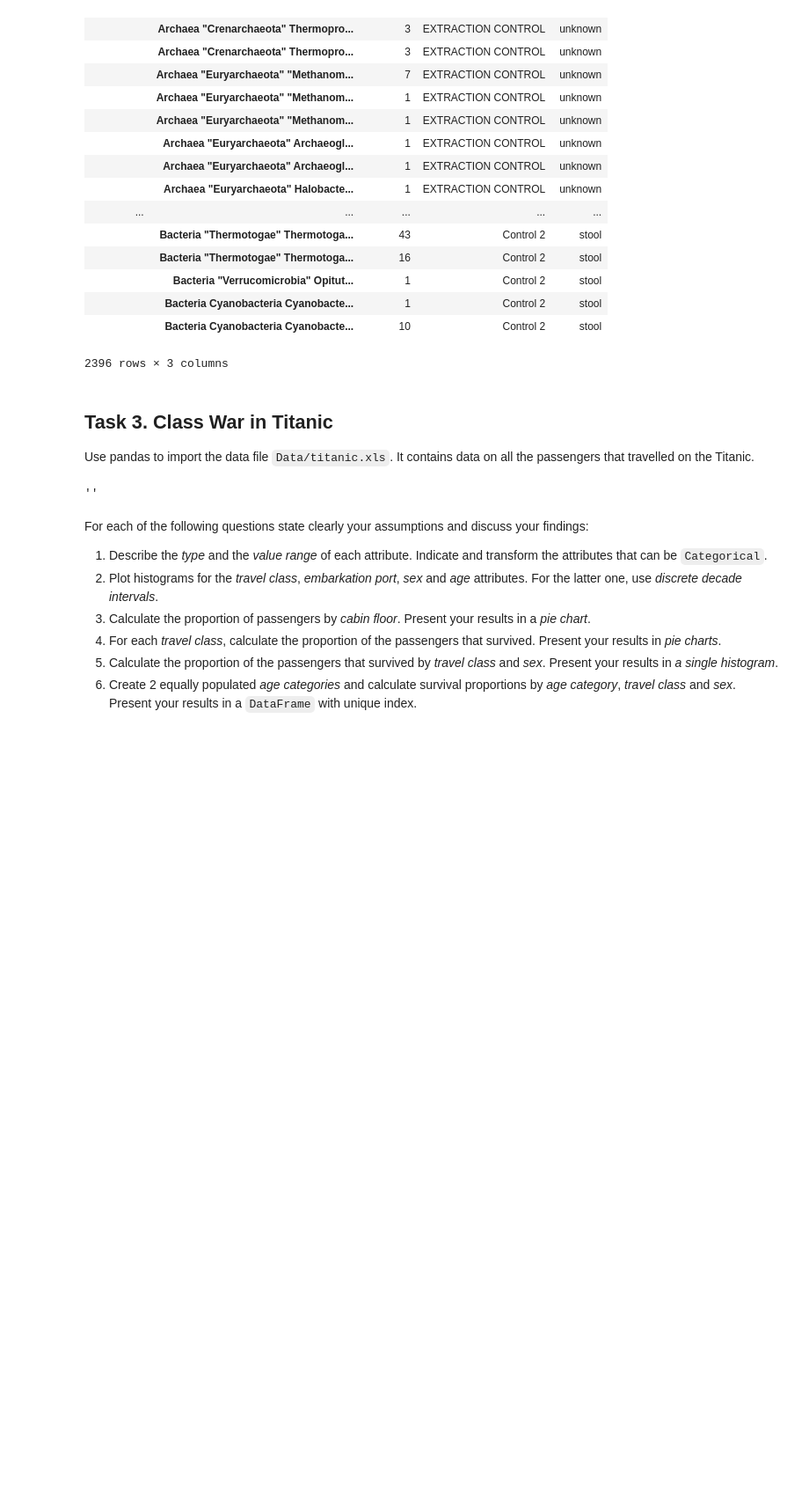
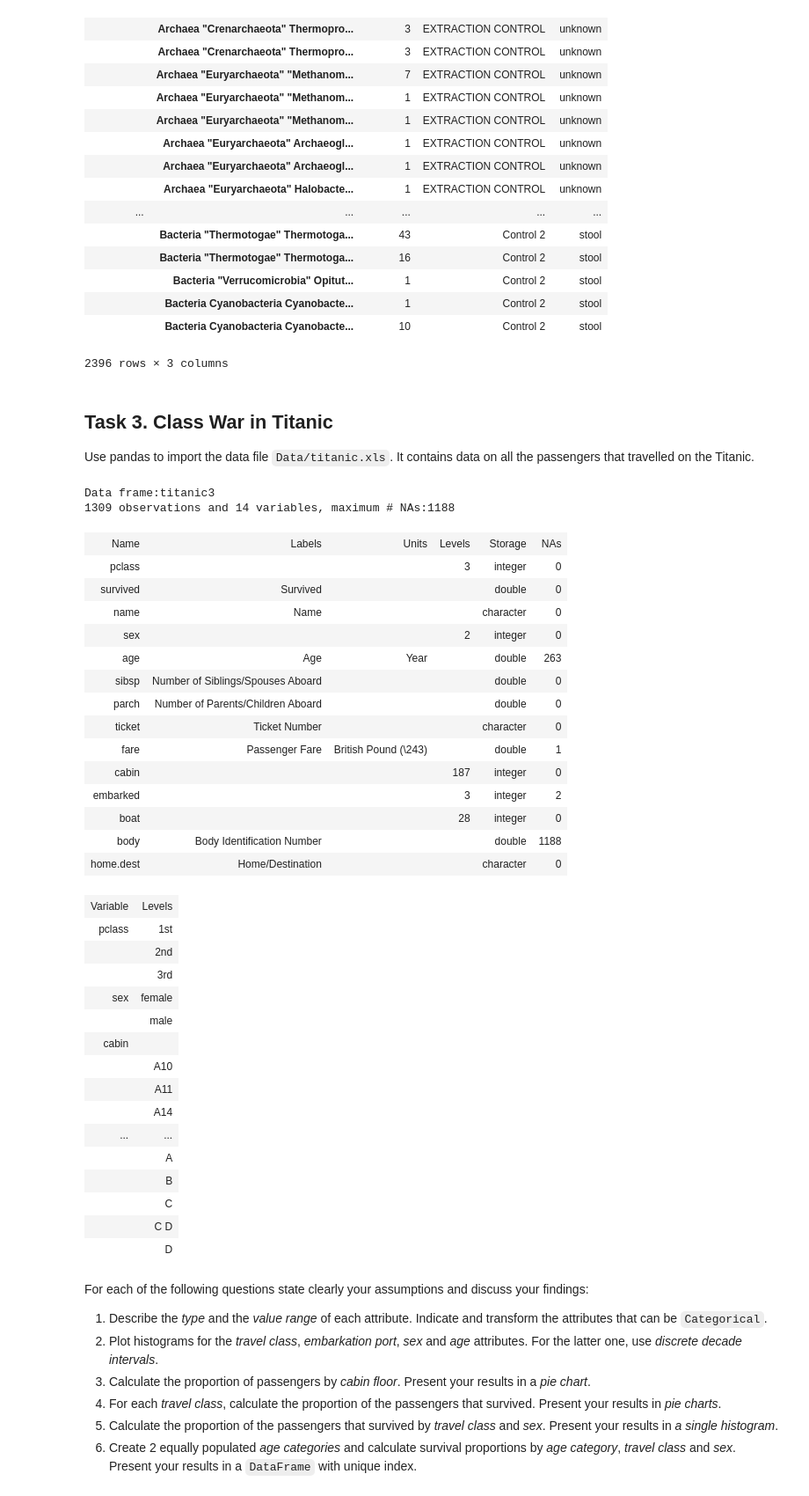
Before and after one commit to lkieliger/adagroup, a Jupyter notebook: hw1/Homework 1.ipynb, the cells around one changed output. Shown: that part at 88% size. Drawn from its saved outputs; the diff is of its cells as text; code cells hidden in the pictures; blank space fills up the shorter version.

```diff
--- a/hw1/Homework 1.ipynb
+++ b/hw1/Homework 1.ipynb
@@ -424,9 +424,40 @@ Use pandas to import the data file `Data/titanic.xls`. It contains data on all t
 # %%
 from IPython.core.display import HTML
 HTML(filename=DATA_FOLDER+'/titanic.html')
-''''''
 # %% [output]
-''
+Data frame:titanic3
+1309 observations and 14 variables, maximum # NAs:1188
+| Name | Labels | Units | Levels | Storage | NAs |
+| pclass |  |  | 3 | integer | 0 |
+| survived | Survived |  |  | double | 0 |
+| name | Name |  |  | character | 0 |
+| sex |  |  | 2 | integer | 0 |
+| age | Age | Year |  | double | 263 |
+| sibsp | Number of Siblings/Spouses Aboard |  |  | double | 0 |
+| parch | Number of Parents/Children Aboard |  |  | double | 0 |
+| ticket | Ticket Number |  |  | character | 0 |
+| fare | Passenger Fare | British Pound (\243) |  | double | 1 |
+| cabin |  |  | 187 | integer | 0 |
+| embarked |  |  | 3 | integer | 2 |
+| boat |  |  | 28 | integer | 0 |
+| body | Body Identification Number |  |  | double | 1188 |
+| home.dest | Home/Destination |  |  | character | 0 |
+| Variable | Levels |
+| pclass | 1st |
+|  | 2nd |
+|  | 3rd |
+| sex | female |
+|  | male |
+| cabin |  |
+|  | A10 |
+|  | A11 |
+|  | A14 |
+| ... | ... |
+|  | A |
+|  | B |
+|  | C |
+|  | C D |
+|  | D |
 # %%
 path = DATA_FOLDER +'/titanic.xls'
 titanic_data = pd.read_excel(path)
```
Also changed, not shown: parts of 17 cells of this notebook, 1 other file.
